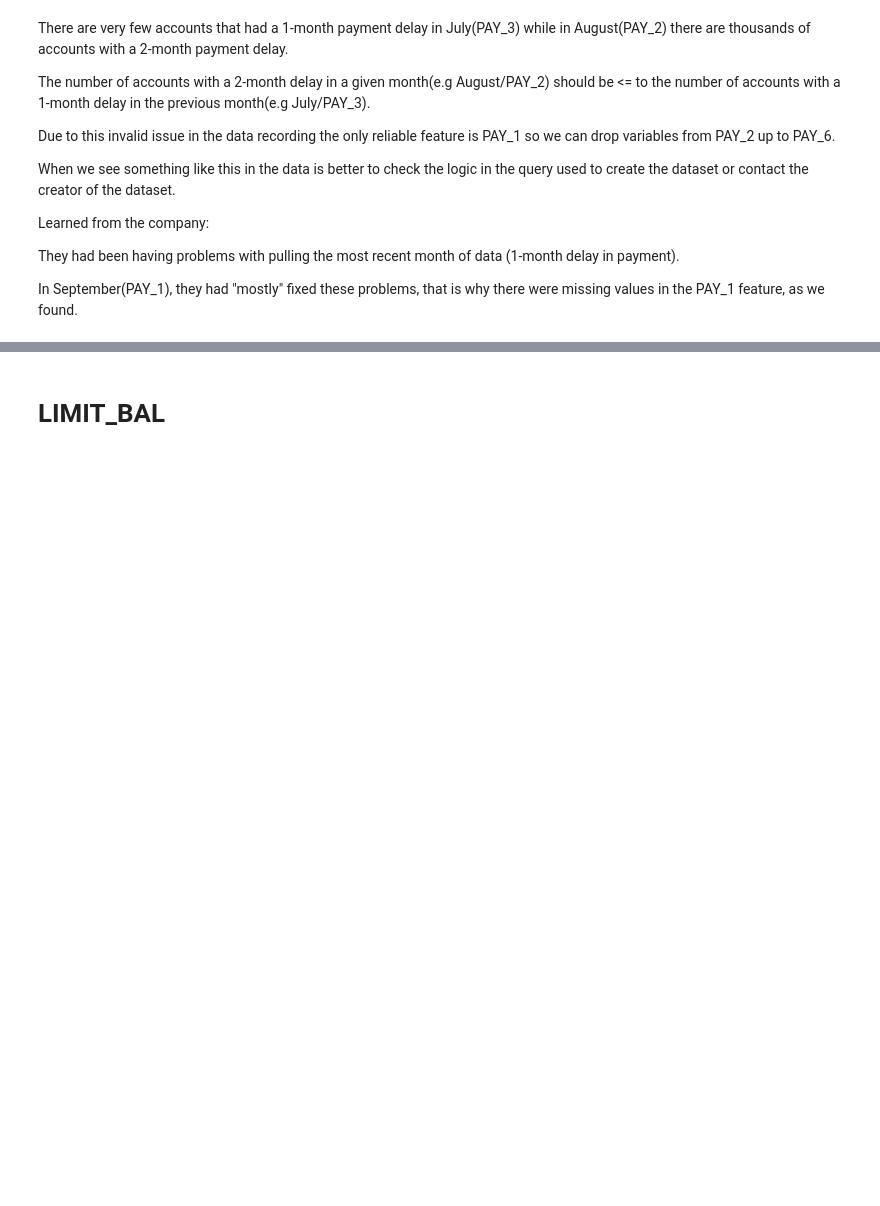
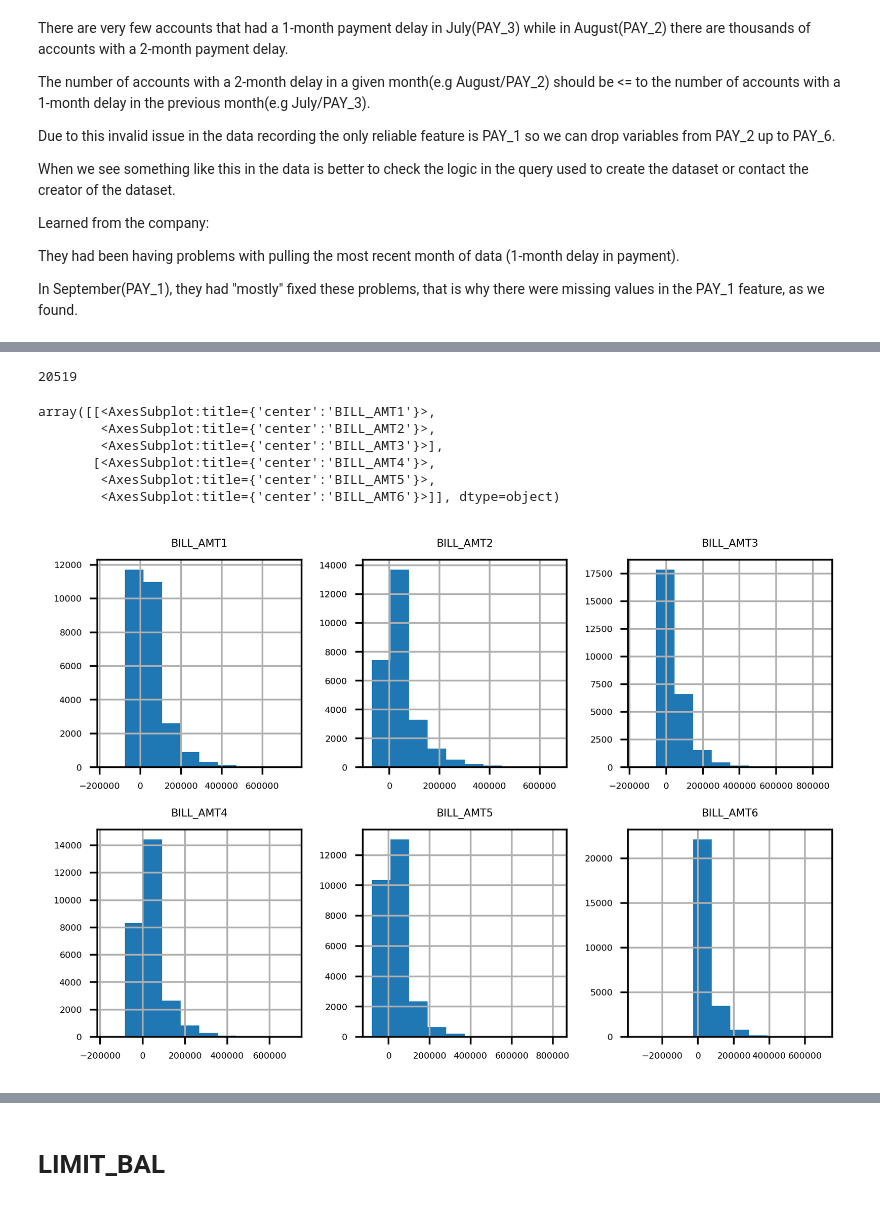
Before and after one commit to Lcesari96/CreditCards, a Jupyter notebook: Analysis.ipynb, the cells around one changed output, grey strips where cells are left out. Drawn from its saved outputs; the diff is of its cells as text; code cells hidden in the pictures; blank space fills up the shorter version.

```diff
--- a/Analysis.ipynb
+++ b/Analysis.ipynb
@@ -400,4 +399,11 @@ df_clean_2[pay_feats].describe()
 | max | 8.000000 | 8.000000 | 8.000000 | 8.000000 | 8.000000 | 8.000000 |
 # %% [markdown]
 '9 = payment delay for nine months and above' seems to not never appear (max = 8 for each PAY_N)
+# %%
+import numpy as np
+import matplotlib.pyplot as plt # plotting package
+# Plot direct under the cells
+%matplotlib inline
+import matplotlib as mpl # additional plotting functionality
+mpl.rcParams['figure.dpi'] = 400 # high resolution figures
 # %%
@@ -448,0 +455,3 @@ df_clean_2.to_csv("Data/df_clean_2.csv", index=False)  # saving
+# %%
+df = df_clean_2.copy()
+df.info()
@@ -448,0 +476,11 @@ df_clean_2.to_csv("Data/df_clean_2.csv", index=False)  # saving
+# %%
+# No missing entries for features BILL_AMT1 – BILL_AMT6
+bill_feat = ["BILL_AMT1", "BILL_AMT2", "BILL_AMT3", "BILL_AMT4", "BILL_AMT5", "BILL_AMT6"]
+df[bill_feat].value_counts()
+# df.BILL_AMT1.value_counts()
+
+# Rec: BILL_AMT1–BILL_AMT6: Monthly bill statement amount(Estratto conto, capitale utile mensile )
+# (BILL_AMT1 = Bill statement amount in September, BILL_AMT2 = ... August, BILL_AMT3 = ... July, BILL_AMT4 = ... June, BILL_AMT5 = ... May, BILL_AMT6 = ... April).
+# Measurement scale for each bill statement amount (BILL_AMTN) : (NT dollar).
+
+# NB lot of 0 values and REC that is time related features --> look if it has sense
@@ -448,0 +516,20 @@ df_clean_2.to_csv("Data/df_clean_2.csv", index=False)  # saving
+# %%
+len(df["BILL_AMT1"].unique())
+# %% [output]
+20519
+# %%
+'''bill_bins = np.array(range(1,21)) - 0.5 # 21 centered bins
+
+mpl.rcParams['font.size'] = 4
+df[bill_feat].hist(bins = bill_bins, layout=(2,3))'''
+
+mpl.rcParams['font.size'] = 4
+df[bill_feat].hist(layout=(2,3))
+# %% [output]
+array([[<AxesSubplot:title={'center':'BILL_AMT1'}>,
+        <AxesSubplot:title={'center':'BILL_AMT2'}>,
+        <AxesSubplot:title={'center':'BILL_AMT3'}>],
+       [<AxesSubplot:title={'center':'BILL_AMT4'}>,
+        <AxesSubplot:title={'center':'BILL_AMT5'}>,
+        <AxesSubplot:title={'center':'BILL_AMT6'}>]], dtype=object)
+[figure, added]
```
Also changed, not shown: parts of 7 cells of this notebook.
